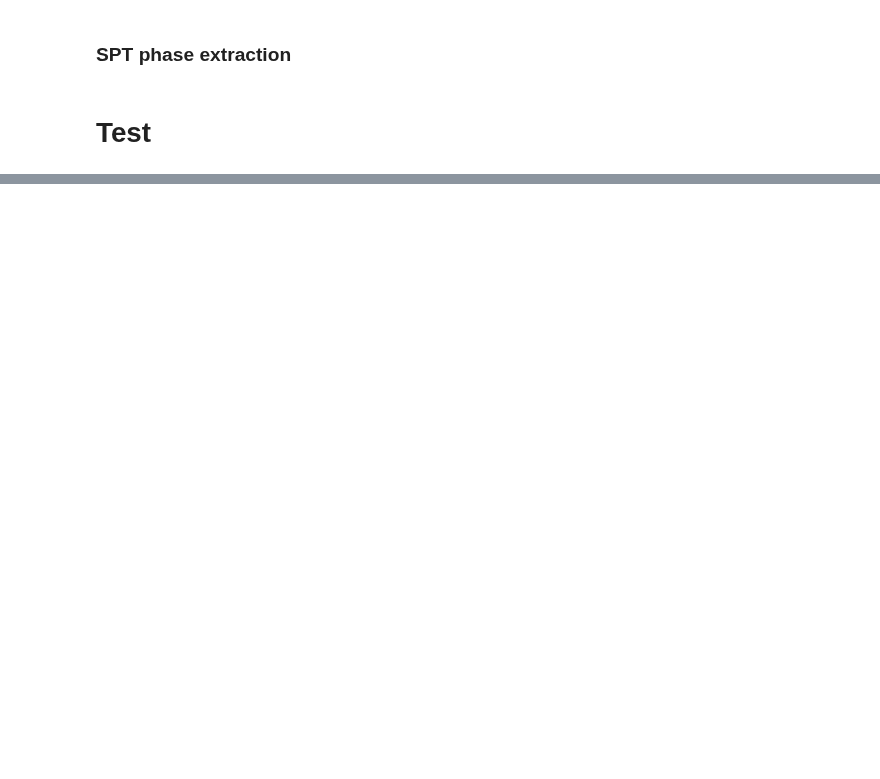
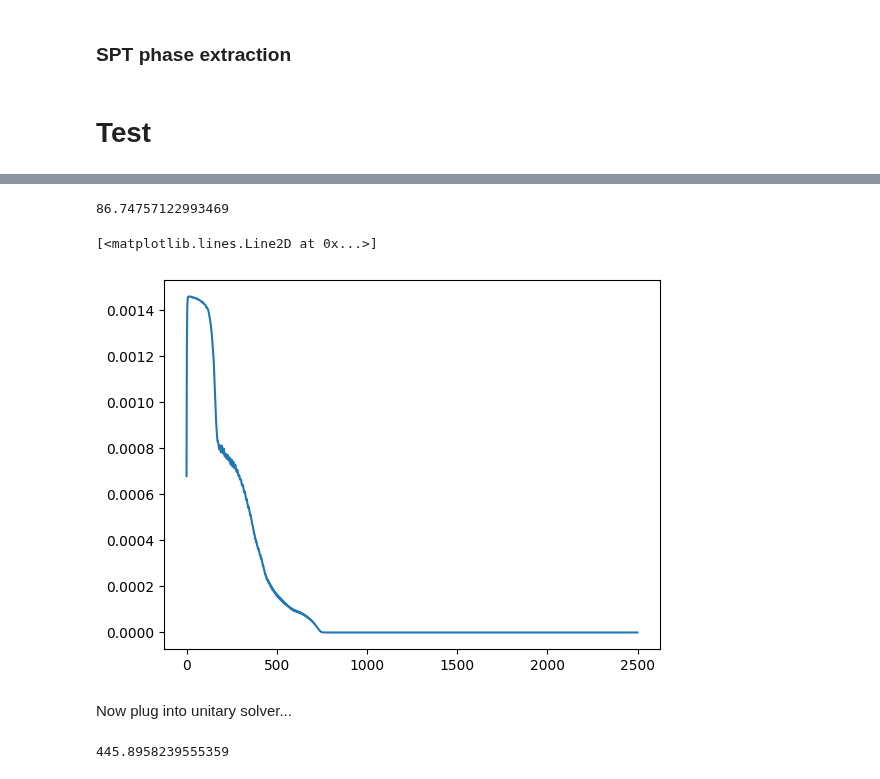
Before and after one commit to kieran-cooney/spt_numerical_classificiation, a Jupyter notebook: code/fermionic_cases/gradient_descent_density_matrix_learning.ipynb, the cells around one changed output, grey strips where cells are left out. Saved outputs shown, nothing was run; the diff lists cells and outputs as text; code cells hidden in the pictures; blank space fills up the shorter version.

```diff
--- a/code/fermionic_cases/gradient_descent_density_matrix_learning.ipynb
+++ b/code/fermionic_cases/gradient_descent_density_matrix_learning.ipynb
@@ -1386,0 +1427,80 @@ self | other
+# %%
+start = time.time()
+
+(
+    left_mpo_tensors,
+    right_mpo_tensors,
+    left_b_tensors,
+    right_b_tensors,
+    left_total_dimension,
+    right_total_dimension,
+    unitarity_learning_rate,
+    overlap_learning_rate,
+    symmetry_transfer_matrix,
+    left_adam_optimizers,
+    right_adam_optimizers
+) = initialize_optimization(
+    num_sites,
+    bond_dimension,
+    case,
+    1,
+    40,
+    adam_params
+)
+
+scores = list()
+
+for _ in range(num_iterations):
+    score = two_sided_mpo_rdm_gradient_descent_sweep(
+        left_mpo_tensors,
+        right_mpo_tensors,
+        left_b_tensors,
+        right_b_tensors,
+        left_total_dimension,
+        right_total_dimension,
+        symmetry_transfer_matrix,
+        left_adam_optimizers,
+        right_adam_optimizers
+    )
+
+    scores.append(score)
+
+end = time.time()
+print(end - start)
+# %% [output]
+86.74757122993469
+# %%
+plt.plot(scores)
+# %% [output]
+[<matplotlib.lines.Line2D at 0x...>]
+[figure, added]
+# %% [markdown]
+Now plug into unitary solver...
+# %%
+start = time.time()
+
+current_unitarity_scores = list()
+current_overlap_scores = list()
+
+for _ in range(num_iterations):
+    unitarity, overlap = two_sided_mpo_gradient_descent_sweep(
+        left_mpo_tensors,
+        right_mpo_tensors,
+        left_b_tensors,
+        right_b_tensors,
+        left_total_dimension,
+        right_total_dimension,
+        unitarity_learning_rate,
+        overlap_learning_rate,
+        symmetry_transfer_matrix,
+        left_adam_optimizers,
+        right_adam_optimizers
+    )
+
+    current_unitarity_scores.append(unitarity)
+    current_overlap_scores.append(overlap)
+
+end = time.time()
+print(end - start)
+# %% [output]
+445.8958239555359
```
Also changed, not shown: parts of 24 cells of this notebook.
